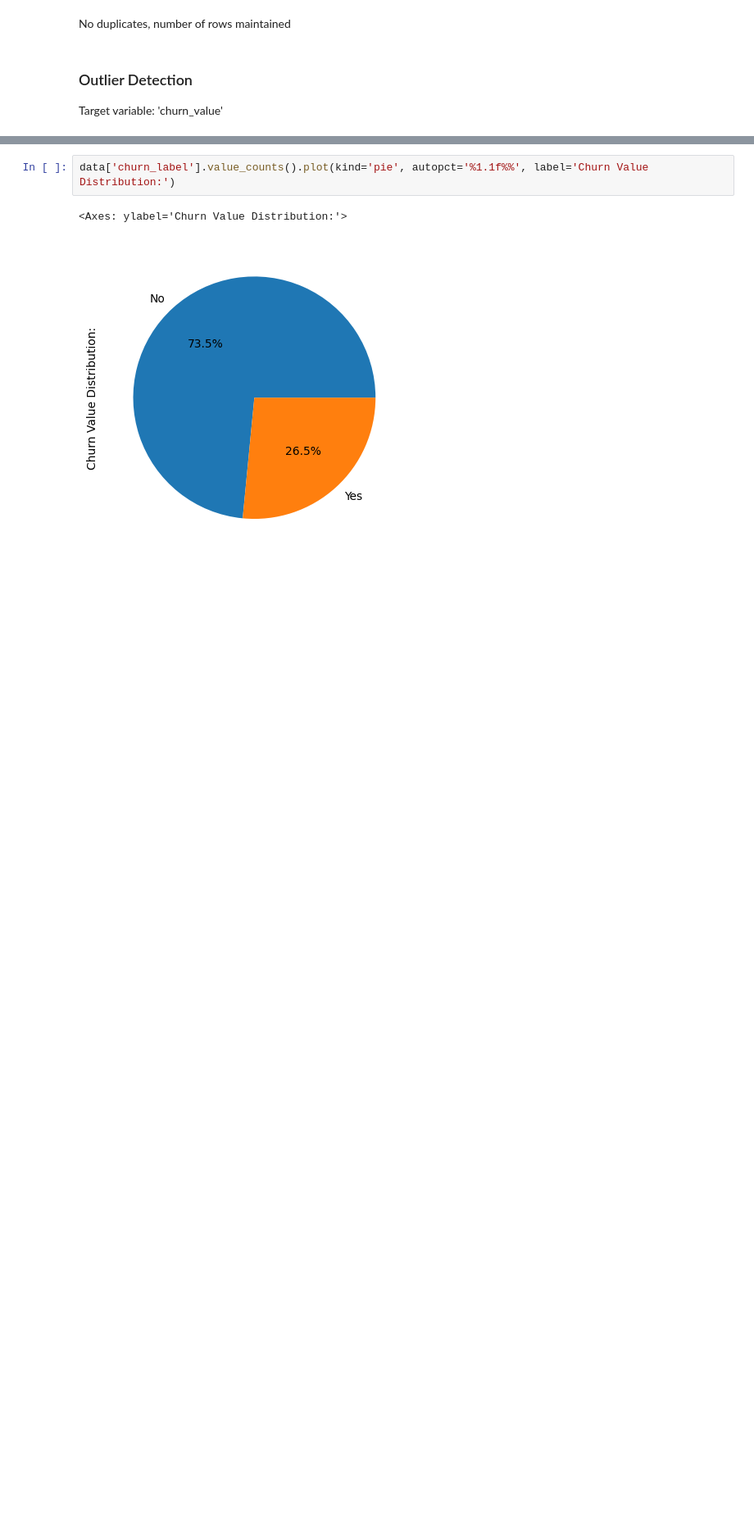
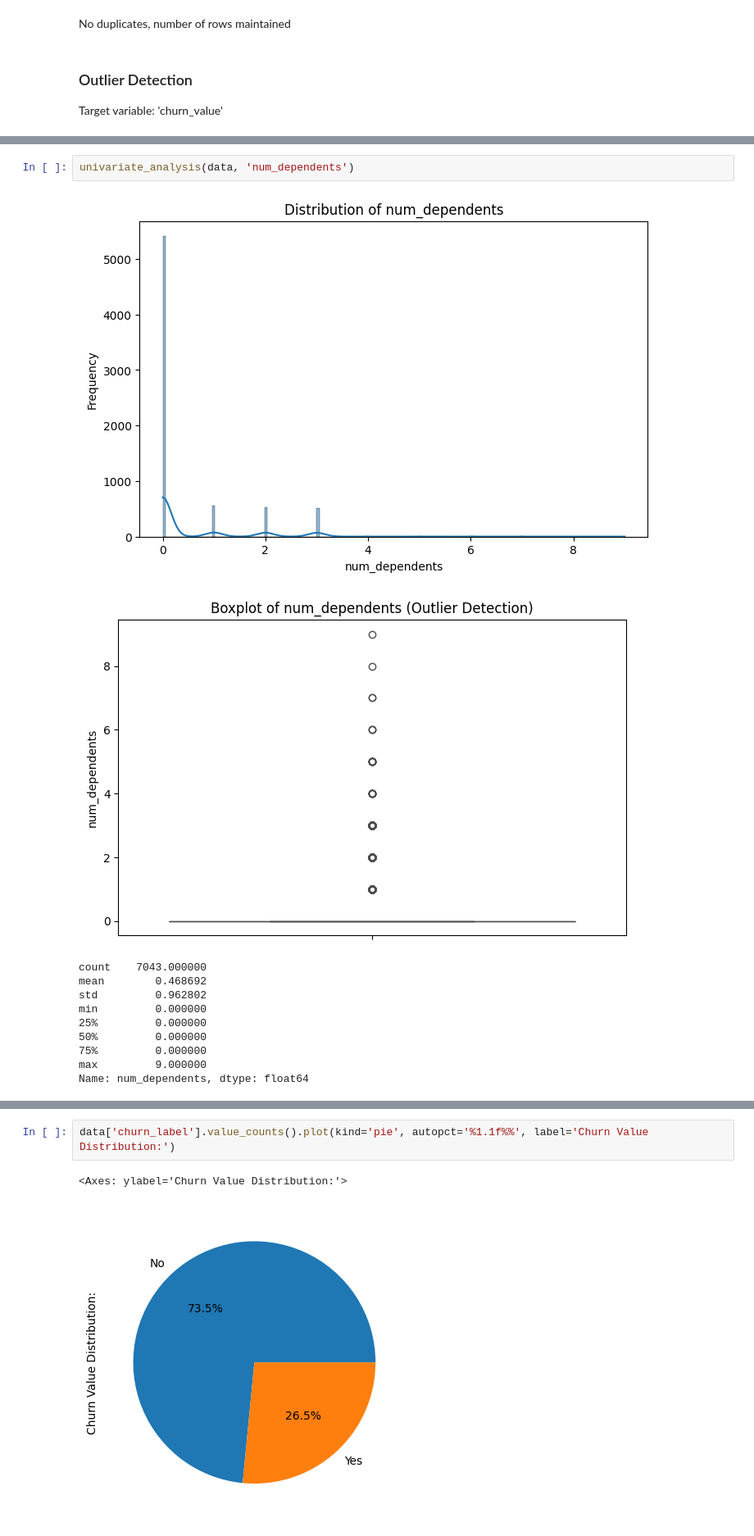
Before and after one commit to pprestonlee/churn-prediction, a Jupyter notebook: notebooks/eda.ipynb, the cells around one changed output, grey strips where cells are left out. Shown at 82% size. Drawn from its saved outputs; the diff is of its cells as text; blank space fills up the shorter version.

```diff
--- a/notebooks/eda.ipynb
+++ b/notebooks/eda.ipynb
@@ -521,0 +570,14 @@ Target variable: 'churn_value'
+# %%
+univariate_analysis(data, 'num_dependents')
+# %% [output]
+[figure, added]
+[figure, added]
+count    7043.000000
+mean        0.468692
+std         0.962802
+min         0.000000
+25%         0.000000
+50%         0.000000
+75%         0.000000
+max         9.000000
+Name: num_dependents, dtype: float64
```
Also changed, not shown: parts of 49 cells of this notebook.
